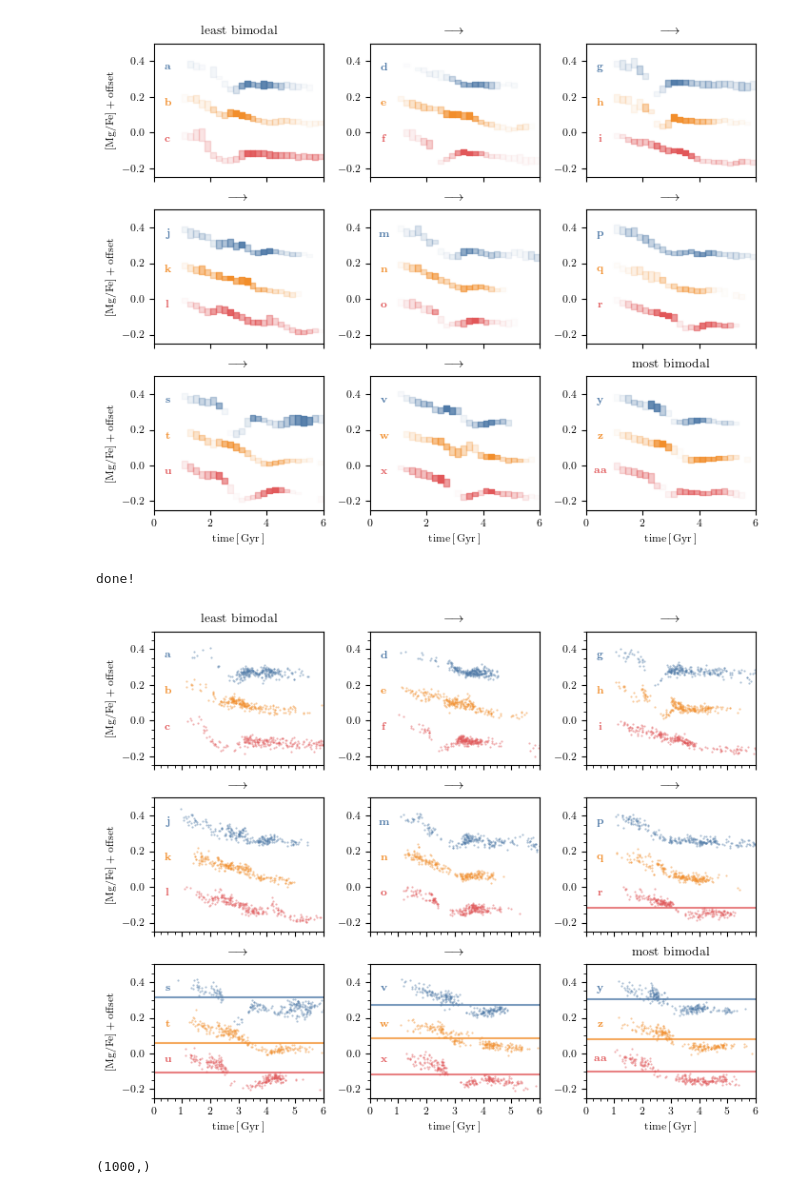
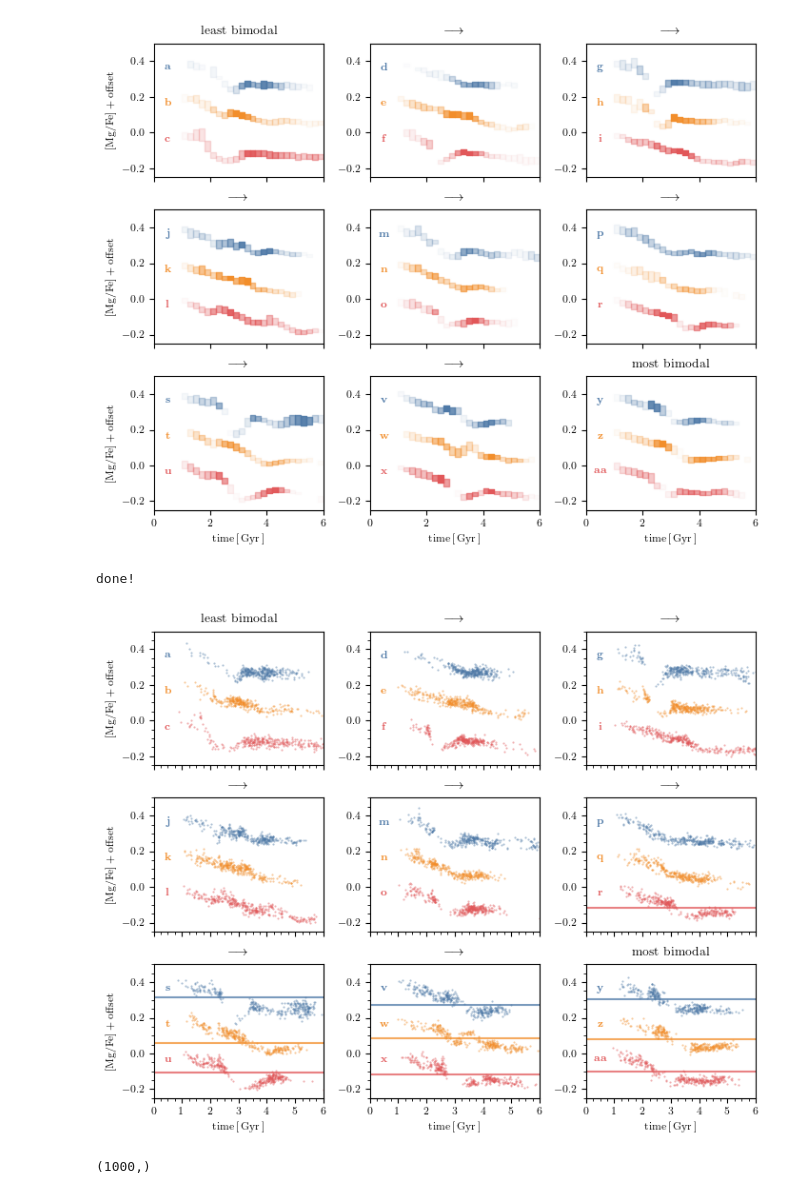
Before and after one commit to gusbeane/GSEgas, a Jupyter notebook: plots/bim_metric/bim_metric_paperplots.ipynb, the cells around one changed output. Saved outputs shown, nothing was run; the diff lists cells and outputs as text; code cells hidden in the pictures.

```diff
--- a/plots/bim_metric/bim_metric_paperplots.ipynb
+++ b/plots/bim_metric/bim_metric_paperplots.ipynb
@@ -361,6 +361,9 @@ for i in range(3):
         ax.set_xticks(np.arange(0.1, 0.5+0.05, 0.05), minor=True)
         ax.legend(frameon=False)
 
+for ax in axs[2]:
+    ax.set_xlabel(r'$[\textrm{Mg}/\textrm{Fe}]$')
+
 fig.tight_layout()
 fig.savefig('paper_plots/hist.pdf')
 # %% [output]
@@ -571,39 +574,39 @@ for i in range(3):
             mask = np.logical_and(mask, simdat['in_SN'])
 
             # print(Rs, Vv, ecc, np.sum(mask))
-            keys = np.random.choice(np.where(mask)[0], 250, replace=False)
+            keys = np.random.choice(np.where(mask)[0], 350, replace=False)
             ax.scatter(tform[keys], logMgFe[keys]+offset, c=c, s=0.25, alpha=0.5)
 
             ax.text(0.5, 0.35+offset, r'$\textrm{\textbf{'+alph[l]+r'}}$', c=c, ha='center')
 
             if bim > 2.25:
                 ax.axhline(trough_point[l] + offset, c=c, alpha=0.75)
 
             offset += doffset
             l += 1
 
 for ax in axs[2]:
     ax.set(xlabel=r'$\textrm{time}\,[\,\textrm{Gyr}\,]$')
 
 for ax in axs[:,0]:
     ax.set(ylabel=r'$[\textrm{Mg}/\textrm{Fe}]+\textrm{offset}$')
 
 # for ax in axs[:,0]:
     # ax.set(ylabel=r'$[\textrm{Mg}/\textrm{Fe}] + \textrm{ offset}$')
 
 for ax in axs.ravel():
     ax.set(title=r'$\longrightarrow$')
 
 axs[0][0].set(title=r'$\textrm{least bimodal}$')
 axs[2][2].set(title=r'$\textrm{most bimodal}$')
 
 fig.tight_layout()
 fig.savefig('paper_plots/scatter.pdf')
 # plt.close(fig)
 print('done!')
 # %% [output]
 done!
-[figure, old version]
+[figure, new version]
 # %%
 np.random.choice(np.where(mask)[0], 1000, replace=False).shape
 # %% [output]
```
Also changed, not shown: parts of 1 cell of this notebook, 1 other file.
